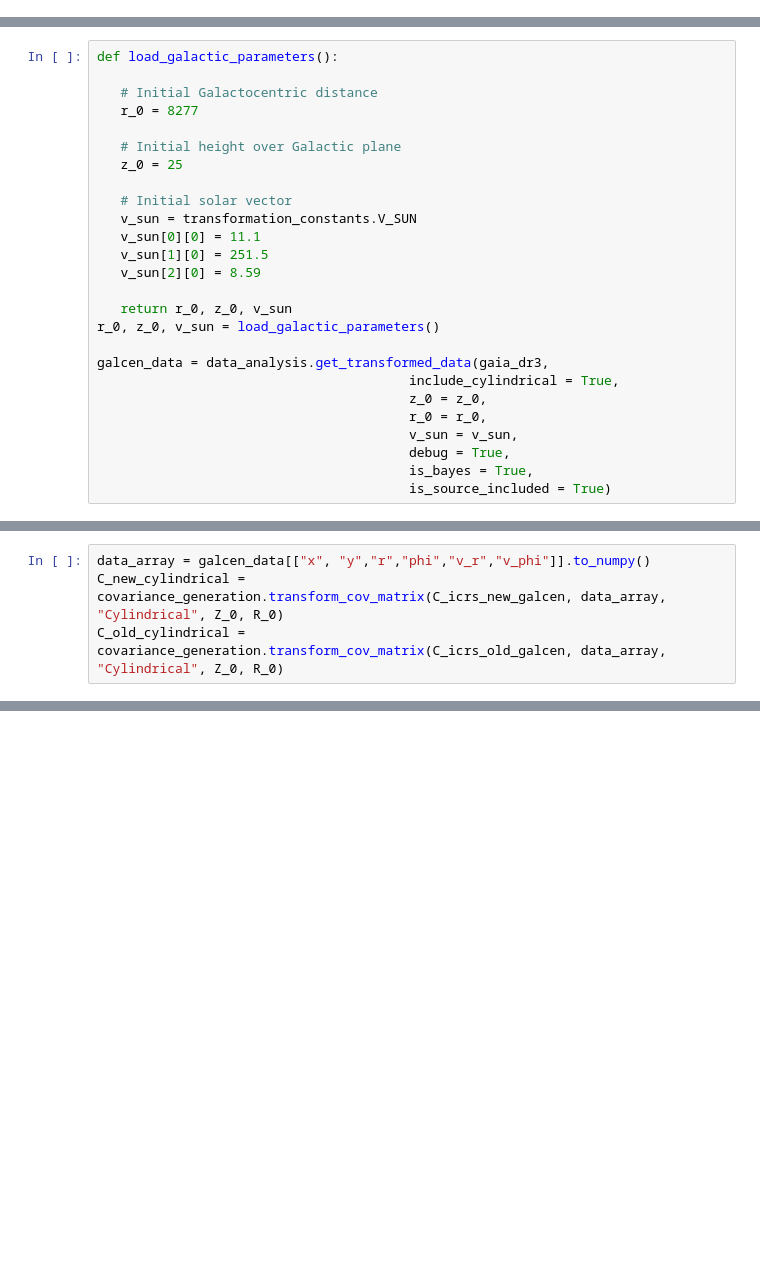
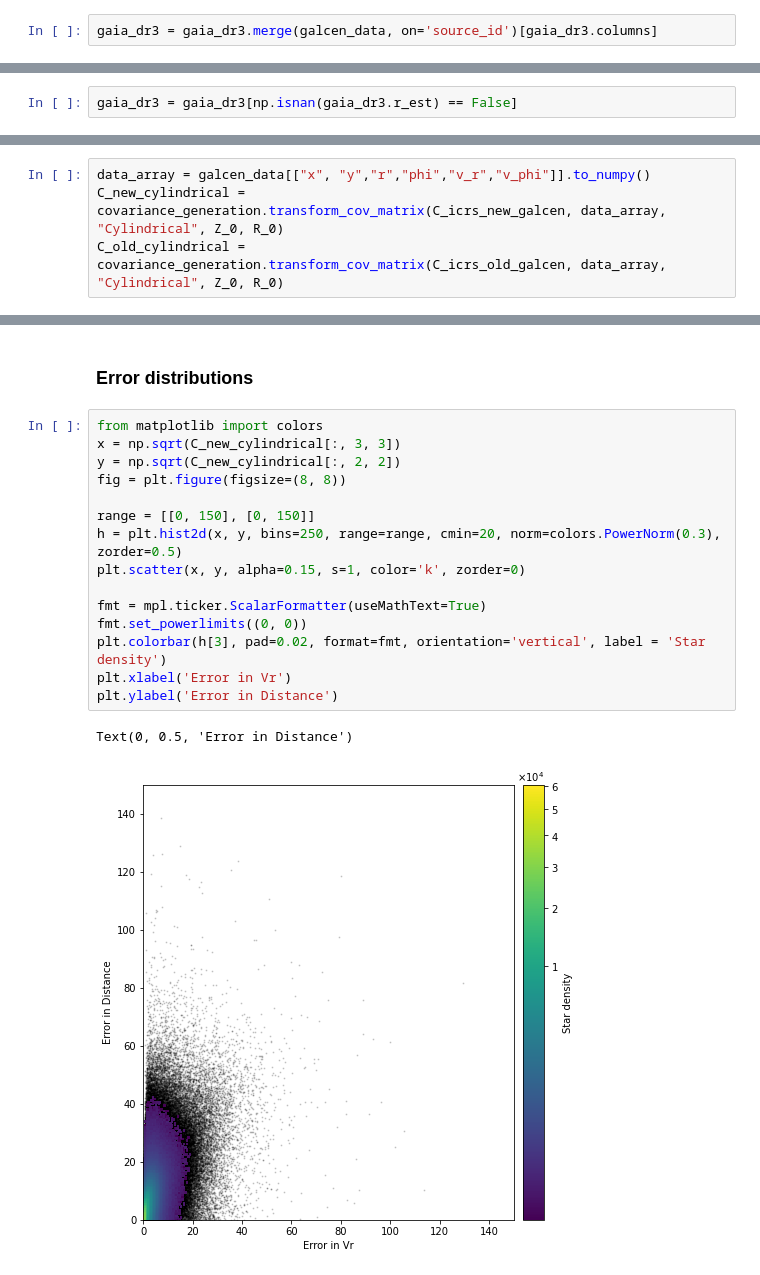
Before and after one commit to HEP-KBFI/gaia-tools, a Jupyter notebook: jupyter-notebook/r_est_covariance.ipynb, the cells around one changed output, grey strips where cells are left out. Saved outputs shown, nothing was run; the diff lists cells and outputs as text; blank space fills up the shorter version.

Commit message:
r_est_error_checks

```diff
--- a/jupyter-notebook/r_est_covariance.ipynb
+++ b/jupyter-notebook/r_est_covariance.ipynb
@@ -21,0 +103,2 @@ gaia_dr3.columns
+# %%
+gaia_dr3 = gaia_dr3.merge(galcen_data, on='source_id')[gaia_dr3.columns]
@@ -21,0 +111,2 @@ gaia_dr3.columns
+# %%
+gaia_dr3 = gaia_dr3[np.isnan(gaia_dr3.r_est) == False]
@@ -32,29 +187,3 @@ R_0 = 8277
 data_array = gaia_dr3[["ra", "dec","r_est","pmra","pmdec","radial_velocity"]].to_numpy()
 C_icrs_new_galcen = covariance_generation.transform_cov_matrix(C_icrs_new, data_array, "Cartesian", Z_0, R_0, is_bayes=True)
 C_icrs_old_galcen = covariance_generation.transform_cov_matrix(C_icrs_old, data_array, "Cartesian", Z_0, R_0, is_bayes=True)
-# %%
-def load_galactic_parameters():
-
-   # Initial Galactocentric distance
-   r_0 = 8277
-
-   # Initial height over Galactic plane
-   z_0 = 25
-
-   # Initial solar vector
-   v_sun = transformation_constants.V_SUN
-   v_sun[0][0] = 11.1
-   v_sun[1][0] = 251.5
-   v_sun[2][0] = 8.59
-
-   return r_0, z_0, v_sun
-r_0, z_0, v_sun = load_galactic_parameters()
-
-galcen_data = data_analysis.get_transformed_data(gaia_dr3,
-                                        include_cylindrical = True,
-                                        z_0 = z_0,
-                                        r_0 = r_0,
-                                        v_sun = v_sun,
-                                        debug = True,
-                                        is_bayes = True,
-                                        is_source_included = True)
@@ -67,0 +220,20 @@ C_old_cylindrical[:, 4, 4]
+# %% [markdown]
+### Error distributions
+# %%
+from matplotlib import colors
+x = np.sqrt(C_new_cylindrical[:, 3, 3])
+y = np.sqrt(C_new_cylindrical[:, 2, 2])
+fig = plt.figure(figsize=(8, 8))
+
+range = [[0, 150], [0, 150]]
+h = plt.hist2d(x, y, bins=250, range=range, cmin=20, norm=colors.PowerNorm(0.3), zorder=0.5)
+plt.scatter(x, y, alpha=0.15, s=1, color='k', zorder=0)
+
+fmt = mpl.ticker.ScalarFormatter(useMathText=True)
+fmt.set_powerlimits((0, 0))
+plt.colorbar(h[3], pad=0.02, format=fmt, orientation='vertical', label = 'Star density')
+plt.xlabel('Error in Vr')
+plt.ylabel('Error in Distance')
+# %% [output]
+Text(0, 0.5, 'Error in Distance')
+[figure, added]
```
Also changed, not shown: parts of 18 cells of this notebook.
